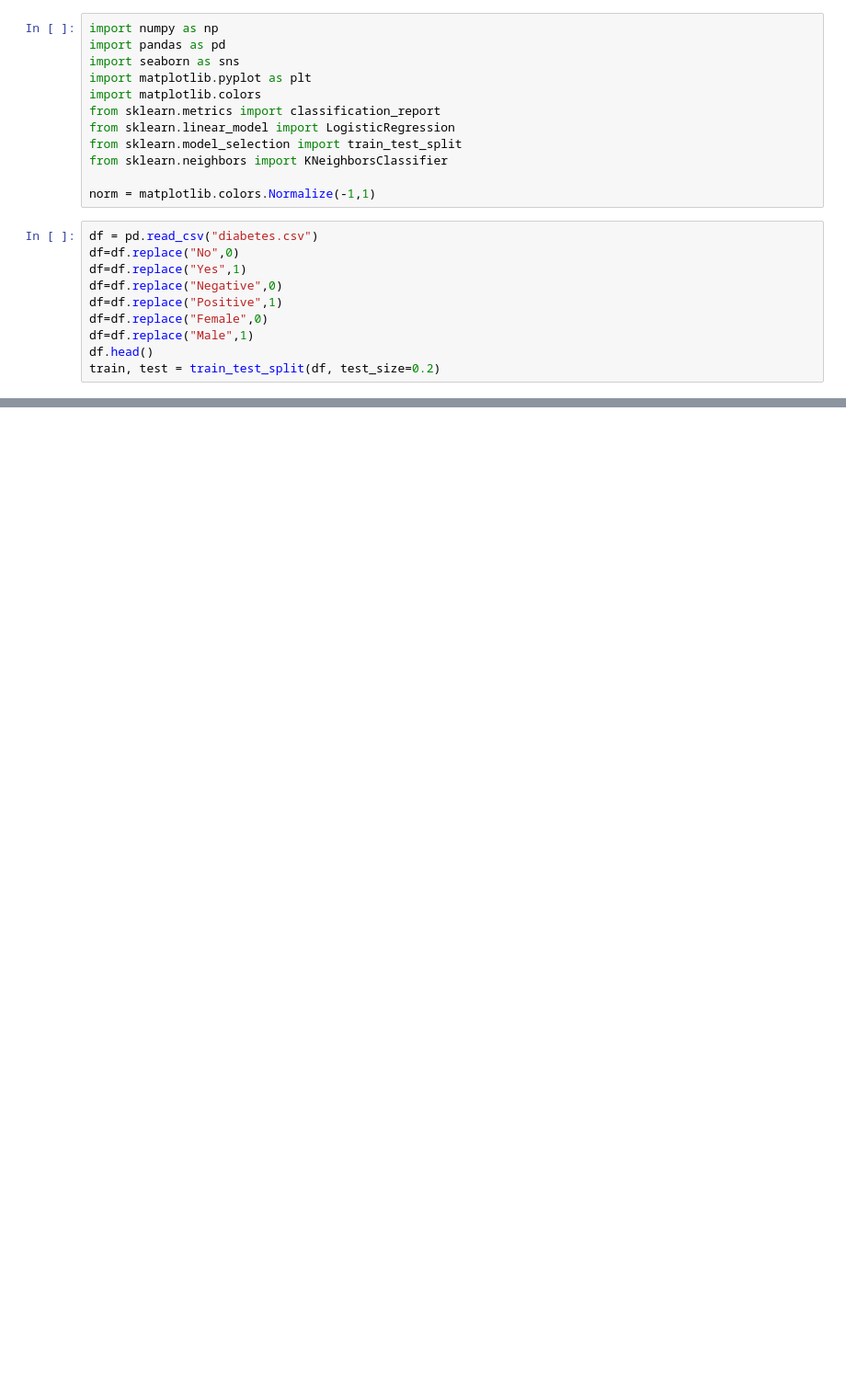
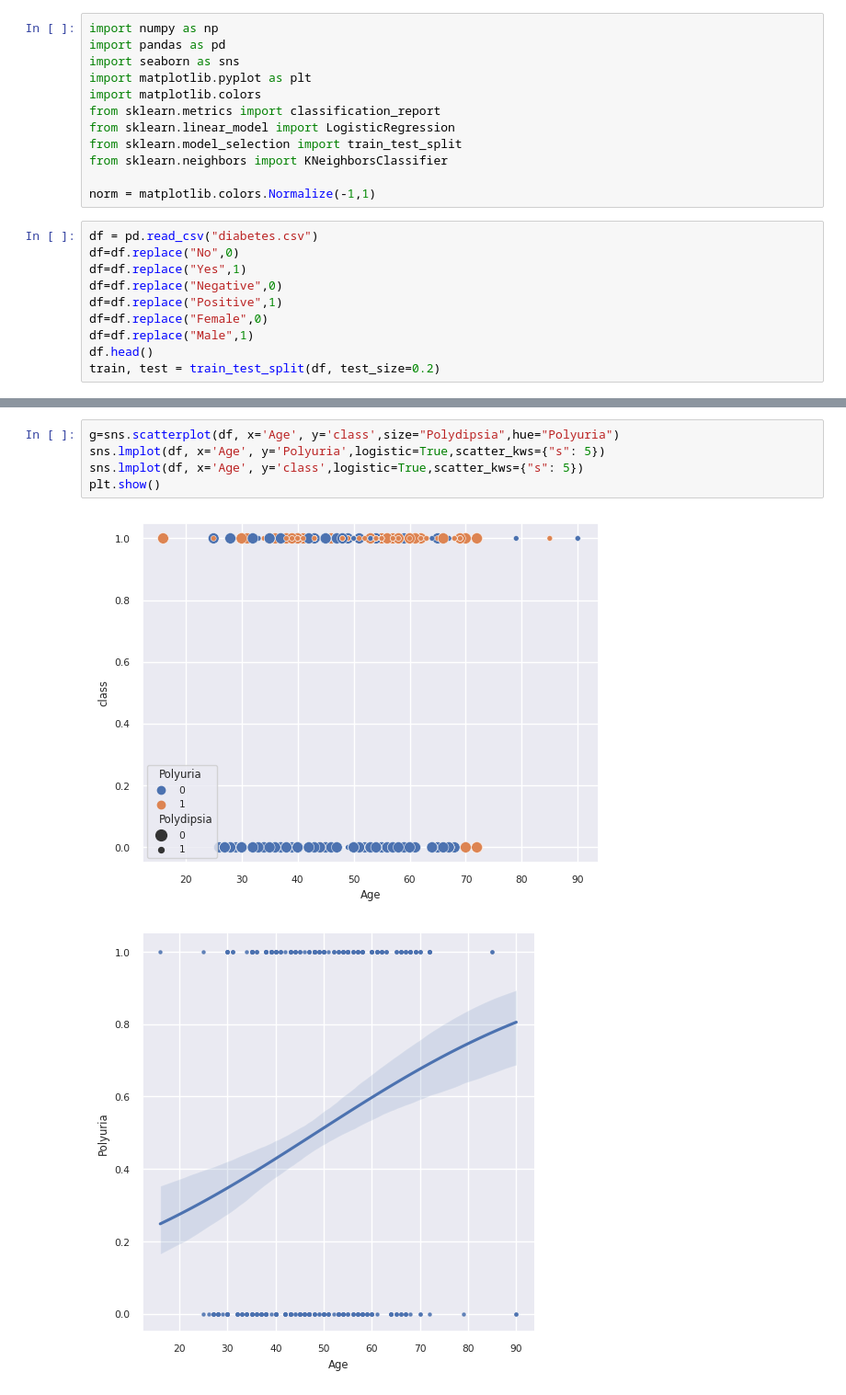
Before and after one commit to azzimihr/ml-lab, a Jupyter notebook: diabetes.ipynb, the cells around one changed output, grey strips where cells are left out. Shown at 92% size. Saved outputs shown, nothing was run; the diff lists cells and outputs as text; blank space fills up the shorter version.

```diff
--- a/diabetes.ipynb
+++ b/diabetes.ipynb
@@ -60,0 +61,8 @@ Name: class, dtype: float64
+# %%
+g=sns.scatterplot(df, x='Age', y='class',size="Polydipsia",hue="Polyuria")
+sns.lmplot(df, x='Age', y='Polyuria',logistic=True,scatter_kws={"s": 5})
+sns.lmplot(df, x='Age', y='class',logistic=True,scatter_kws={"s": 5})
+plt.show()
+# %% [output]
+[figure, added]
+[figure, added]
```
Also changed, not shown: parts of 3 cells of this notebook.
